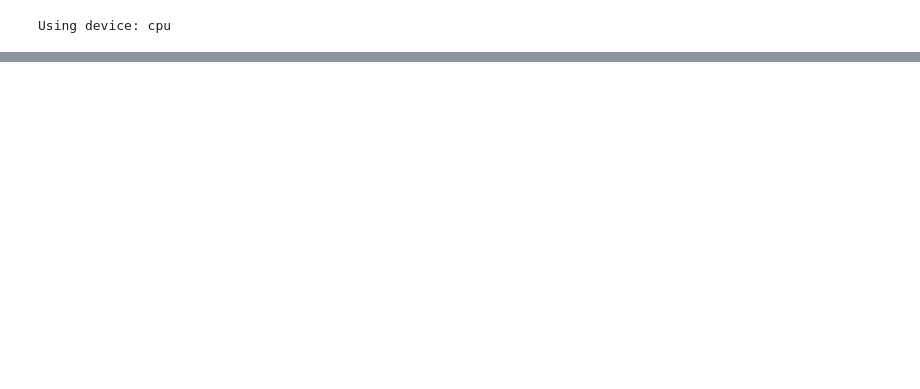
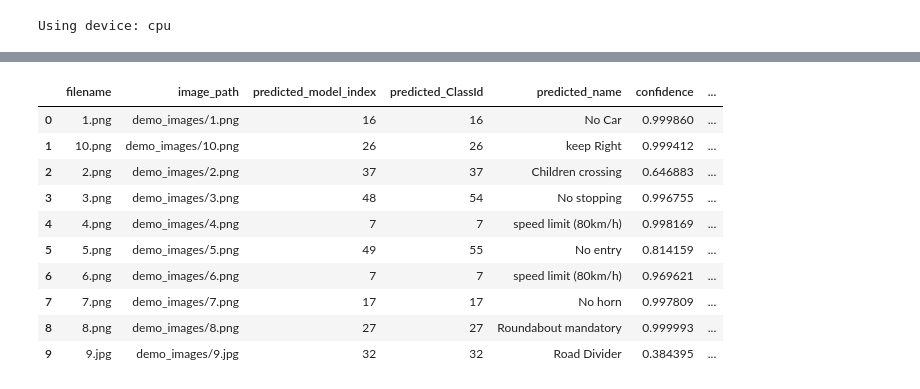
Before and after one commit to toboggann/ProjectT, a Jupyter notebook: demo.ipynb, the cells around one changed output, grey strips where cells are left out. Saved outputs shown, nothing was run; the diff lists cells and outputs as text; code cells hidden in the pictures; blank space fills up the shorter version.

```diff
--- a/demo.ipynb
+++ b/demo.ipynb
@@ -208,15 +183,52 @@ results_df
 # %%
-for _, row in results_df.iterrows():
-    image = Image.open(row["image_path"]).convert("RGB")
+results = []
 
-    plt.figure(figsize=(4, 4))
-    plt.imshow(image)
+for image_path in demo_image_paths:
+    pred_idx, pred_class_id, pred_name, confidence, probabilities = predict_image(
+        image_path,
+        model,
+        demo_transform
+    )
 
-    title = f"Predicted: {row['predicted_group_name']}\nConfidence: {row['confidence']:.2%}"
+    results.append({
+        "filename": image_path.name,
+        "image_path": str(image_path),
+        "predicted_model_index": pred_idx,
+        "predicted_ClassId": pred_class_id,
+        "predicted_name": pred_name,
+        "confidence": confidence,
+    })
 
-    if "true_group_name" in results_df.columns and pd.notna(row.get("true_group_name")):
-        title = f"True: {row['true_group_name']}\n" + title
+results_df = pd.DataFrame(results)
 
-    plt.title(title)
-    plt.axis("off")
-    plt.show()
+labels_df = pd.read_csv("demo_labels.csv")
+
+# merge labels onto prediction results
+results_df = results_df.merge(labels_df, on="filename", how="left")
+
+#
+results_df["true_model_index"] = pd.to_numeric(
+    results_df["true_model_index"],
+    errors="coerce"
+)
+
+
+# Add true class name
+results_df["true_name"] = results_df["true_model_index"].map(idx_to_name)
+
+# Mark correct/wrong
+results_df["correct"] = results_df["predicted_model_index"] == results_df["true_model_index"]
+
+results_df
+# %% [output]
+|  | filename | image_path | predicted_model_index | predicted_ClassId | predicted_name | confidence | ... |
+| 0 | 1.png | demo_images/1.png | 16 | 16 | No Car | 0.999860 | ... |
+| 1 | 10.png | demo_images/10.png | 26 | 26 | keep Right | 0.999412 | ... |
+| 2 | 2.png | demo_images/2.png | 37 | 37 | Children crossing | 0.646883 | ... |
+| 3 | 3.png | demo_images/3.png | 48 | 54 | No stopping | 0.996755 | ... |
+| 4 | 4.png | demo_images/4.png | 7 | 7 | speed limit (80km/h) | 0.998169 | ... |
+| 5 | 5.png | demo_images/5.png | 49 | 55 | No entry | 0.814159 | ... |
+| 6 | 6.png | demo_images/6.png | 7 | 7 | speed limit (80km/h) | 0.969621 | ... |
+| 7 | 7.png | demo_images/7.png | 17 | 17 | No horn | 0.997809 | ... |
+| 8 | 8.png | demo_images/8.png | 27 | 27 | Roundabout mandatory | 0.999993 | ... |
+| 9 | 9.jpg | demo_images/9.jpg | 32 | 32 | Road Divider | 0.384395 | ... |
```
Also changed, not shown: parts of 11 cells of this notebook, 12 other files.
